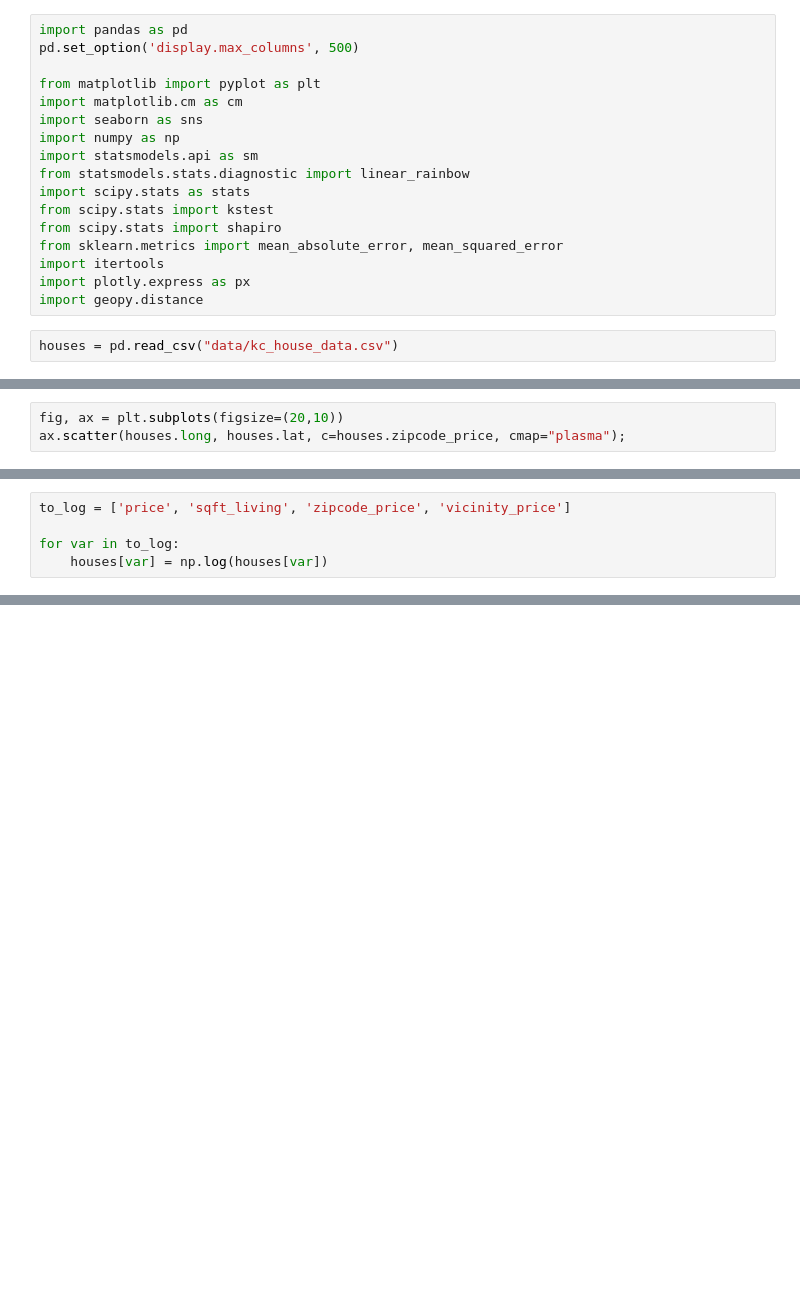
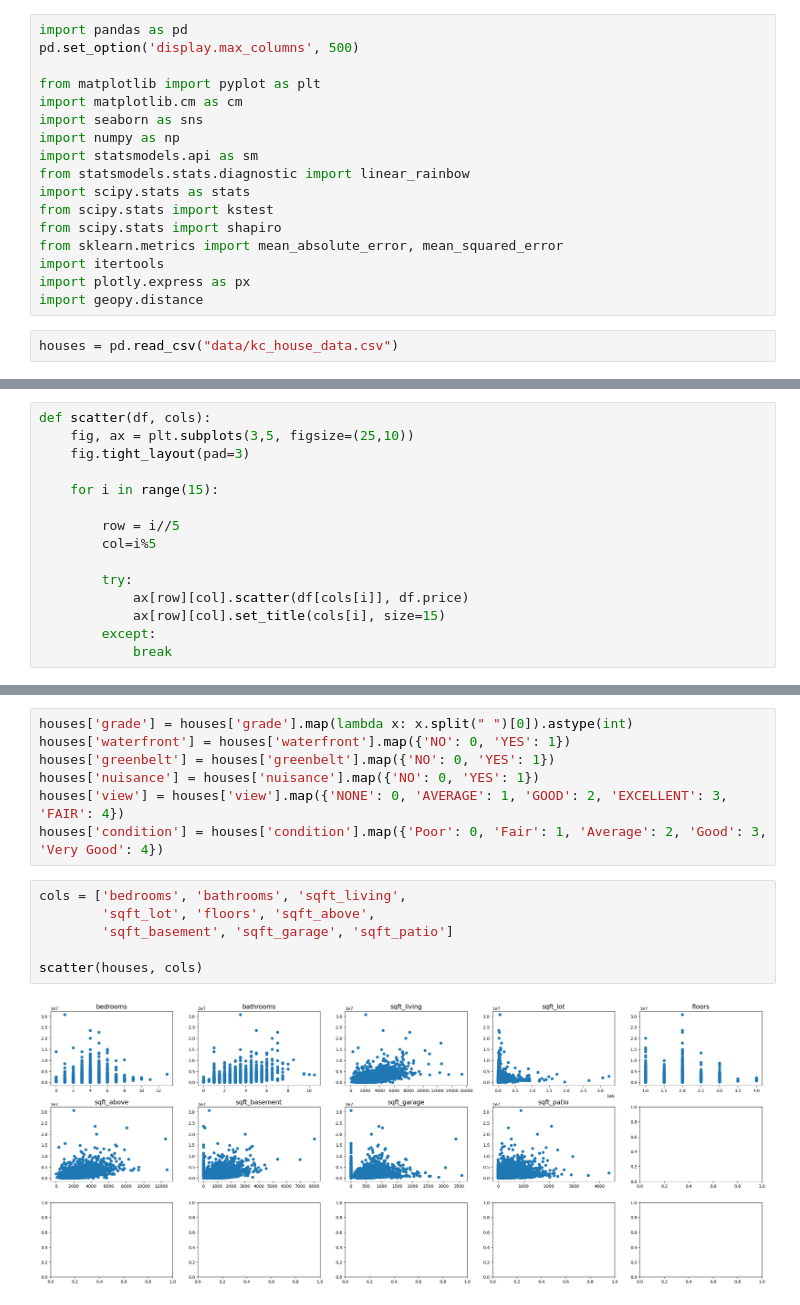
Before and after one commit to Jellohub/phase2_project, a Jupyter notebook: Notebook.ipynb, the cells around one changed output, grey strips where cells are left out. Drawn from its saved outputs; the diff is of its cells as text; blank space fills up the shorter version.

```diff
--- a/Notebook.ipynb
+++ b/Notebook.ipynb
@@ -275,3 +25,0 @@ strong multicollinearity or other numerical problems.
-# %%
-fig, ax = plt.subplots(figsize=(20,10))
-ax.scatter(houses.long, houses.lat, c=houses.zipcode_price, cmap="plasma");
@@ -334,5 +25,0 @@ Let's try log-transforming some of the numeric variables and see if this improve
-# %%
-to_log = ['price', 'sqft_living', 'zipcode_price', 'vicinity_price']
-
-for var in to_log:
-    houses[var] = np.log(houses[var])
@@ -412,0 +30,15 @@ Log-transforming the data did not make a substantial difference.
+# %%
+def scatter(df, cols):
+    fig, ax = plt.subplots(3,5, figsize=(25,10))
+    fig.tight_layout(pad=3)
+
+    for i in range(15):
+
+        row = i//5
+        col=i%5
+
+        try:
+            ax[row][col].scatter(df[cols[i]], df.price)
+            ax[row][col].set_title(cols[i], size=15)
+        except:
+            break
@@ -412,0 +90,15 @@ Log-transforming the data did not make a substantial difference.
+# %%
+houses['grade'] = houses['grade'].map(lambda x: x.split(" ")[0]).astype(int)
+houses['waterfront'] = houses['waterfront'].map({'NO': 0, 'YES': 1})
+houses['greenbelt'] = houses['greenbelt'].map({'NO': 0, 'YES': 1})
+houses['nuisance'] = houses['nuisance'].map({'NO': 0, 'YES': 1})
+houses['view'] = houses['view'].map({'NONE': 0, 'AVERAGE': 1, 'GOOD': 2, 'EXCELLENT': 3, 'FAIR': 4})
+houses['condition'] = houses['condition'].map({'Poor': 0, 'Fair': 1, 'Average': 2, 'Good': 3, 'Very Good': 4})
+# %%
+cols = ['bedrooms', 'bathrooms', 'sqft_living',
+        'sqft_lot', 'floors', 'sqft_above',
+        'sqft_basement', 'sqft_garage', 'sqft_patio']
+
+scatter(houses, cols)
+# %% [output]
+[figure, added]
```
Also changed, not shown: parts of 54 cells of this notebook.
